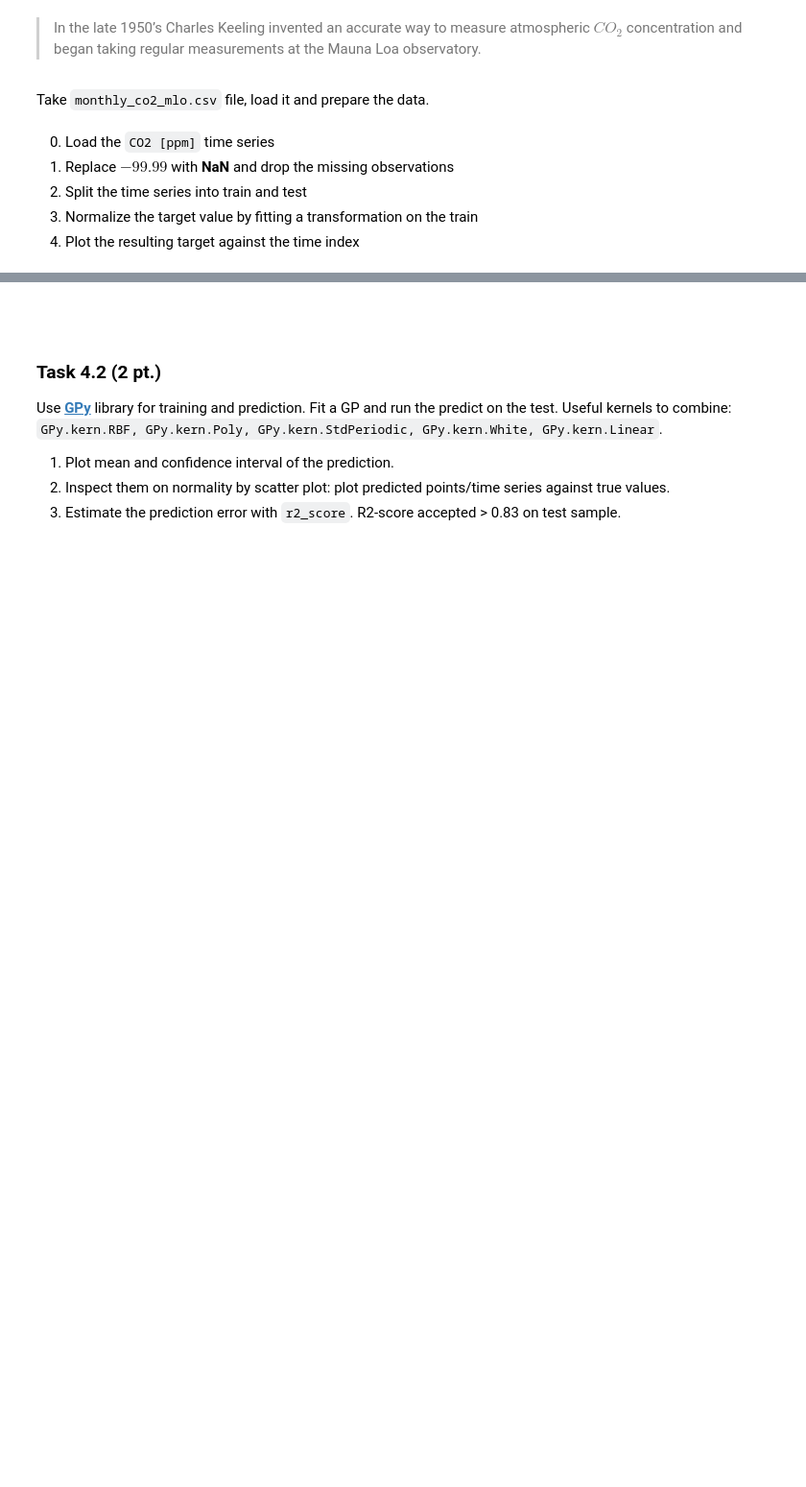
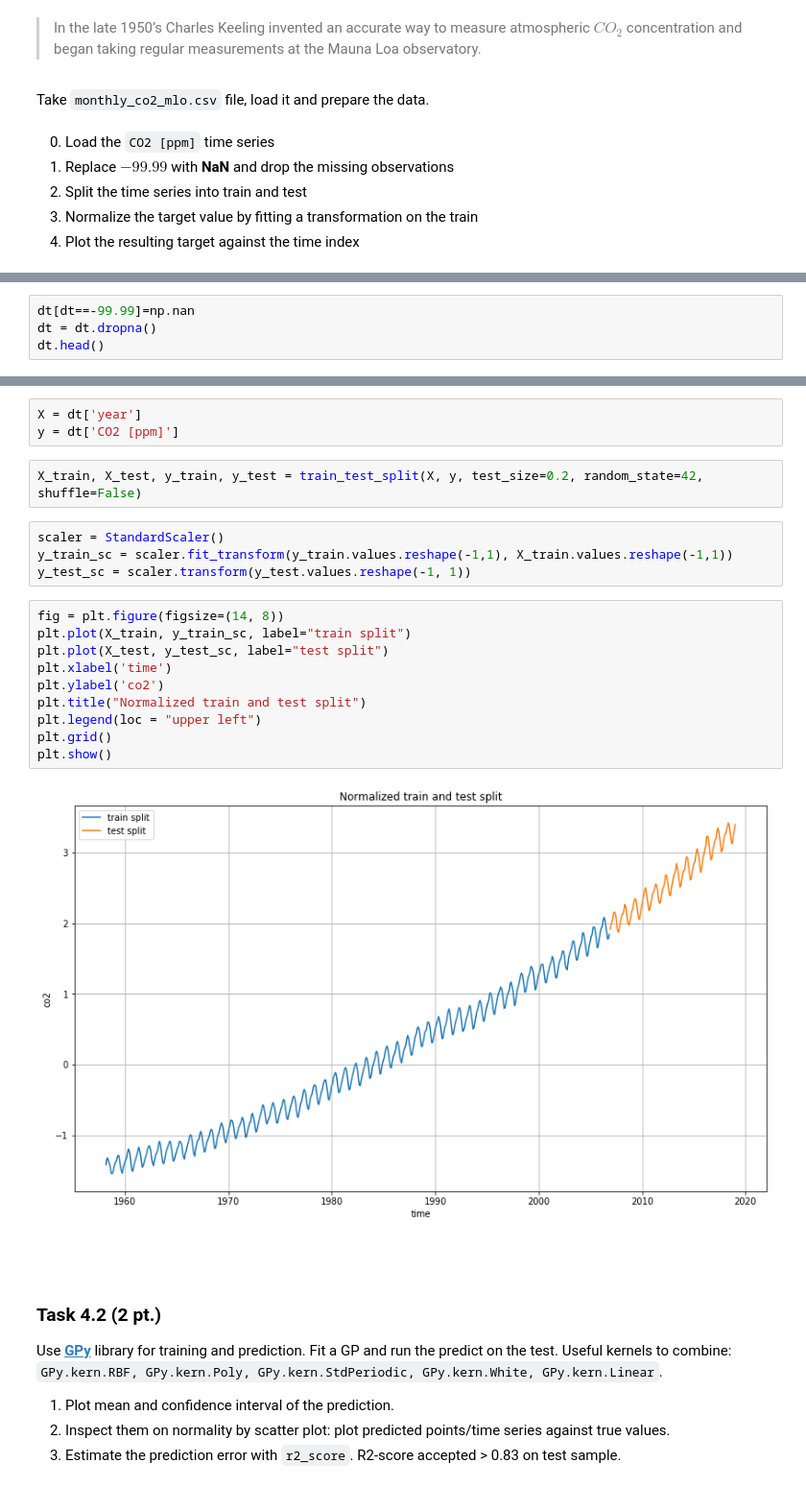
Before and after one commit to SemyonAbramov/MachineLearning_SK, a Jupyter notebook: HW3/ML2019HW03-part1.ipynb, the cells around one changed output, grey strips where cells are left out. Shown at 96% size. Saved outputs shown, nothing was run; the diff lists cells and outputs as text; blank space fills up the shorter version.

```diff
--- a/HW3/ML2019HW03-part1.ipynb
+++ b/HW3/ML2019HW03-part1.ipynb
@@ -334,0 +342,4 @@ from sklearn.preprocessing import StandardScaler
+# %%
+dt[dt==-99.99]=np.nan
+dt = dt.dropna()
+dt.head()
@@ -335,3 +353,24 @@ from sklearn.preprocessing import StandardScaler
+# %%
+X = dt['year']
+y = dt['CO2 [ppm]']
+# %%
+X_train, X_test, y_train, y_test = train_test_split(X, y, test_size=0.2, random_state=42, shuffle=False)
+# %%
+scaler = StandardScaler()
+y_train_sc = scaler.fit_transform(y_train.values.reshape(-1,1), X_train.values.reshape(-1,1))
+y_test_sc = scaler.transform(y_test.values.reshape(-1, 1))
+# %%
+fig = plt.figure(figsize=(14, 8))
+plt.plot(X_train, y_train_sc, label="train split")
+plt.plot(X_test, y_test_sc, label="test split")
+plt.xlabel('time')
+plt.ylabel('co2')
+plt.title("Normalized train and test split")
+plt.legend(loc = "upper left")
+plt.grid()
+plt.show()
+# %% [output]
+[figure, added]
 # %% [markdown]
 <br>
 # %% [markdown]
```
Also changed, not shown: parts of 6 cells of this notebook.
